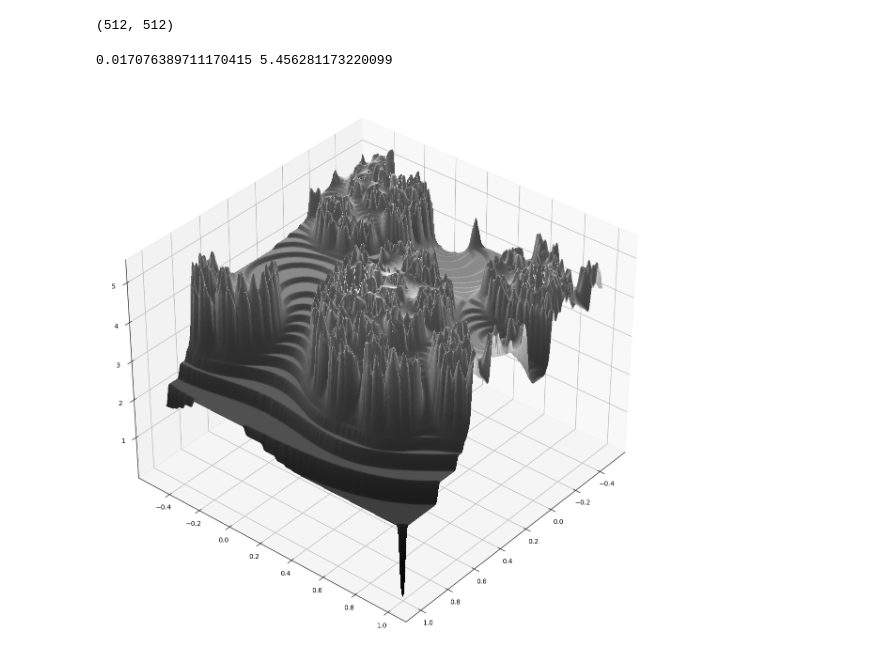
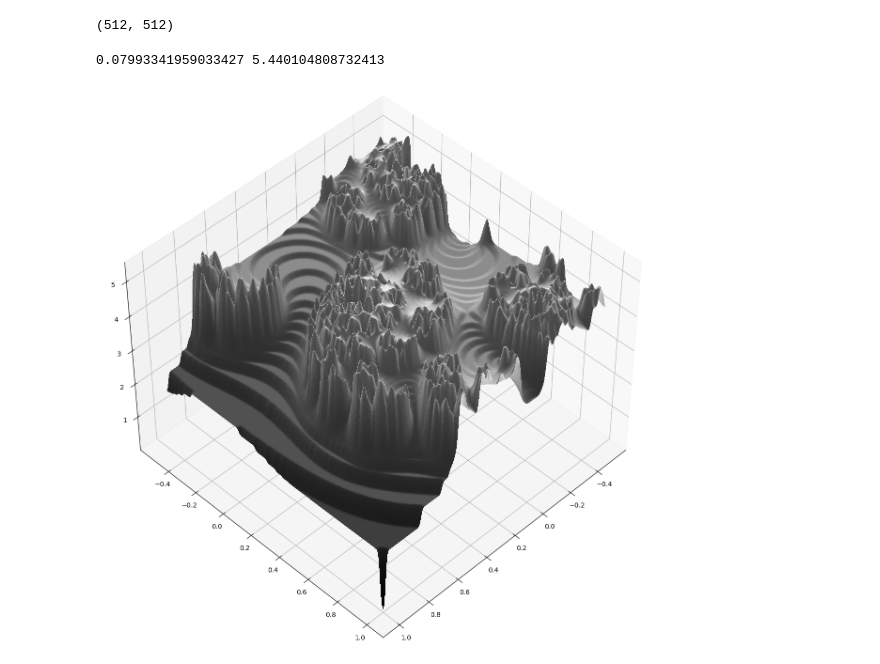
Before and after one commit to rzeta0/Make-Your-Own-Mandelbrot, a Jupyter notebook: 3d_julia.ipynb, the cells around one changed output. Cells and saved outputs as stored; diff of their text form; code cells hidden in the pictures.

```diff
--- a/3d_julia.ipynb
+++ b/3d_julia.ipynb
@@ -117,29 +117,29 @@ xx.shape
 (512, 512)
 # %%
 image2 = np.log(255-image+1)
-image2 = scipy.ndimage.gaussian_filter(image2, sigma=2)
+image2 = scipy.ndimage.gaussian_filter(image2, sigma=2.5)
 
 print(image2.min(), image2.max())
 # %% [output]
-0.017076389711170415 5.456281173220099
+0.07993341959033427 5.440104808732413
 # %%
 # Set up plot
 fig, ax = plt.subplots(subplot_kw=dict(projection='3d'))
 fig.set_size_inches(12,12)
 
 ls = LightSource(270, 45)
 rgb = ls.shade(image2, cmap=cm.gist_gray, vert_exag=0.1, blend_mode='soft')
 
 surf = ax.plot_surface(xx, yy , image2, rstride=1, cstride=1, facecolors=rgb,
                        linewidth=0, antialiased=False, shade=True, )
 
 
-ax.view_init(35, 40)
+ax.view_init(45, 45)
 
 plt.tight_layout()
 
 plt.savefig("3d_julia.png", dpi=600, format="png")
 
 plt.show()
 # %% [output]
-[figure, old version]
+[figure, new version]
```
